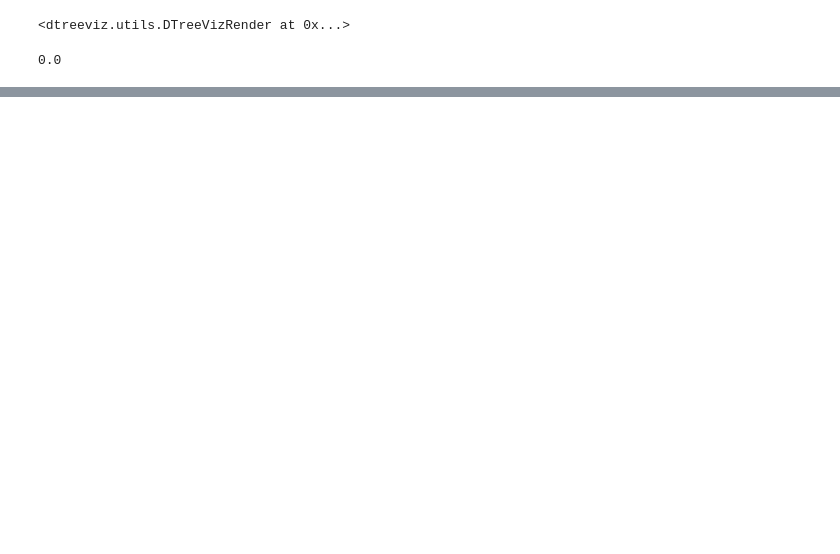
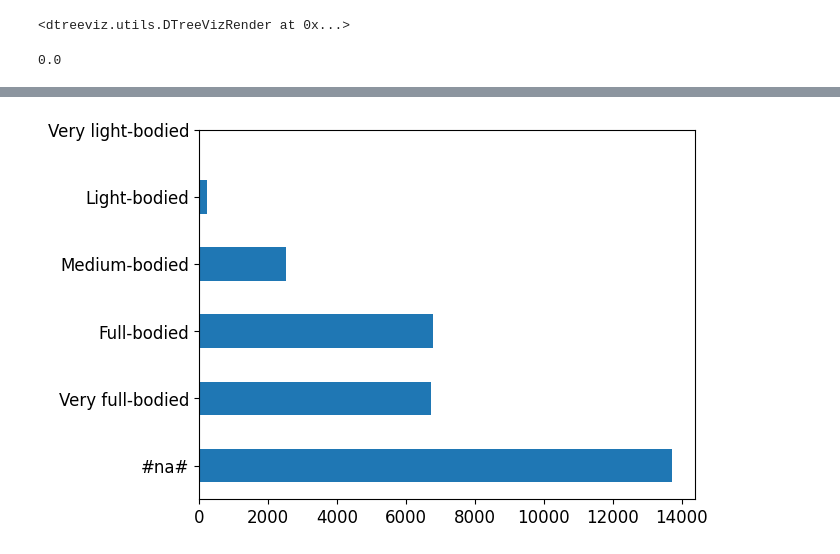
Before and after one commit to pxpc2/qualvinho, a Jupyter notebook: decisionTree.ipynb, the cells around one changed output, grey strips where cells are left out. Drawn from its saved outputs; the diff is of its cells as text; code cells hidden in the pictures; blank space fills up the shorter version.

```diff
--- a/decisionTree.ipynb
+++ b/decisionTree.ipynb
@@ -176,0 +206,6 @@ r_mse(m.oob_prediction_, y)
+# %%
+p = valid_xs['Body'].value_counts(sort=False).plot.barh()
+c = to.classes['Body']
+plt.yticks(range(len(c)), c);
+# %% [output]
+[figure, added]
```
Also changed, not shown: parts of 20 cells of this notebook.
